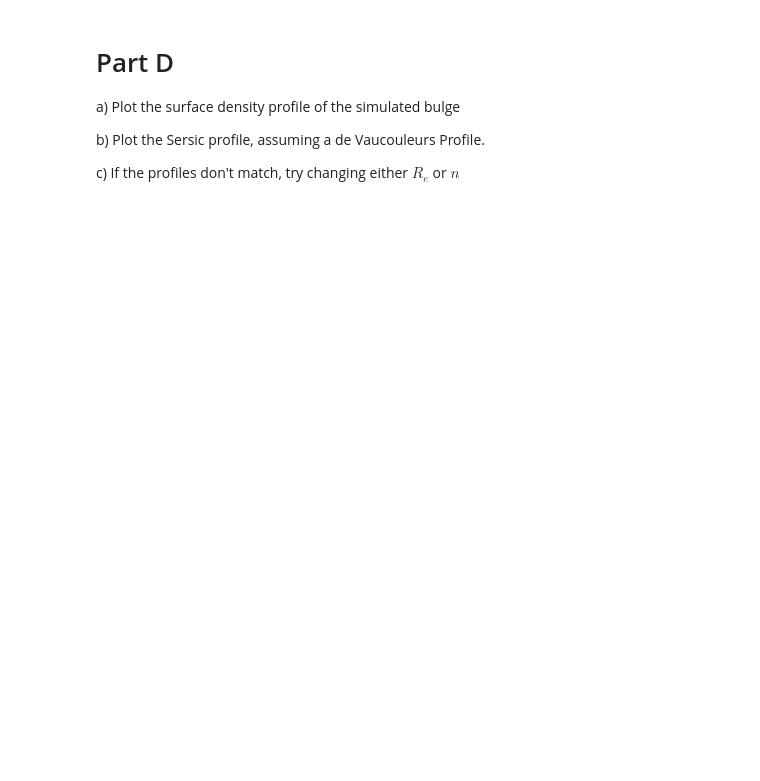
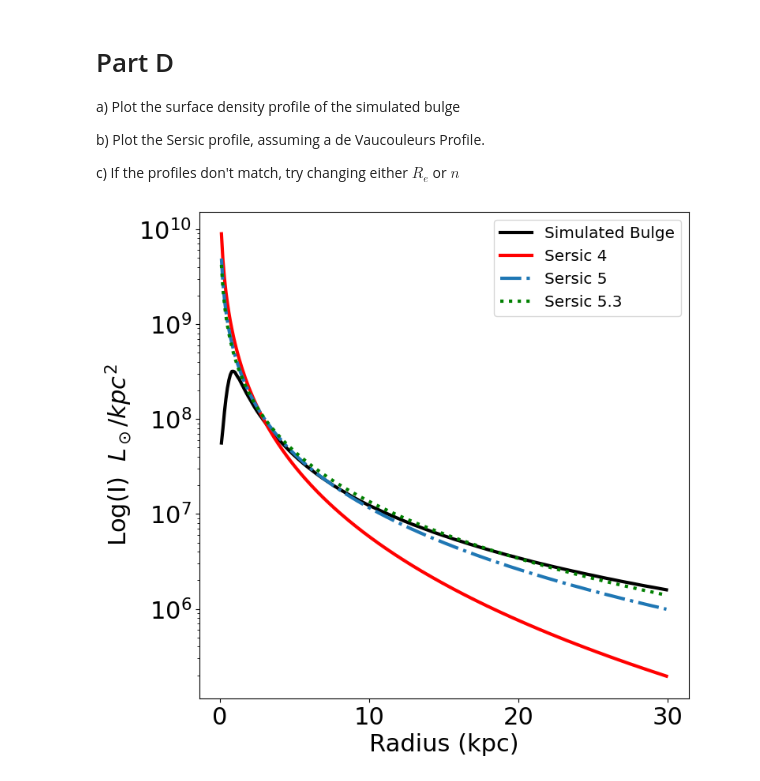
Before and after one commit to travismatlock/400B_2023_Matlock, a Jupyter notebook: Labs/Lab6/Lab6.ipynb, the cells around one changed output. Drawn from its saved outputs; the diff is of its cells as text; code cells hidden in the pictures; blank space fills up the shorter version.

```diff
--- a/Labs/Lab6/Lab6.ipynb
+++ b/Labs/Lab6/Lab6.ipynb
@@ -43,10 +81,19 @@ a) Create an instance of the MassProfile Class for M31. Store it as a variable `
 # %% [markdown]
 b) Create an array of radii from 0.1 kpc to 30 kpc in increments of 0.1
+# %%
+r = np.arange(.1, 30, .1)
 # %% [markdown]
 c) Define a new array called `bulge_mass`, that uses the function `MassEnclosed` within MassProfile to compute the mass profile of the bulge.  Get rid of astropy units in `bulge_mass` by adding `.value`
+# %%
+bulge_mass = M31.massEnclosed(3,r).value
 # %% [markdown]
 d) Compute the surface mass density profile for the simulated bulge and store it as an array called `bulge_I`. Assuming M/L ~ 1 this is also the surface brightness profile in Lsun/kpc^2
+# %%
+bulge_I = bulge_mass/4/np.pi/r**2
+re_bulge = r[index][0]
 # %% [markdown]
 # Part C
 
 Compute $R_e$, the half mass radius, for the bulge
+# %%
+bulge_total = ComponentMass('M31_000.txt', 3) * 1e12
@@ -64,32 +118,40 @@ c) If the profiles don't match, try changing either $R_e$ or $n$
 ####################################
 
 
 fig = plt.figure(figsize=(8,8))
 ax = plt.subplot(111)
 
 
 # plot the bulge mass density as a proxy for surface brighntess
-
+plt.semilogy(r, bulge_I, color='black', linewidth=3,
+             label='Simulated Bulge')
 
 # YOU ADD HERE: Sersic fit to the surface brightness Sersic fit
 # Sersic
-
+plt.semilogy(r, sersicE(r, re_bulge, 4, bulge_total), color='r', linestyle='-',
+            linewidth=3, label= 'Sersic 4')
+plt.semilogy(r, sersicE(r, re_bulge, 5, bulge_total), linestyle='-.',
+            linewidth=3, label= 'Sersic 5')
+plt.semilogy(r, sersicE(r, re_bulge, 5.3, bulge_total), color='g', linestyle = ':',
+            linewidth=3, label= 'Sersic 5.3')
 
 
 #adjust tick label font size
 label_size = 22
 matplotlib.rcParams['xtick.labelsize'] = label_size
 matplotlib.rcParams['ytick.labelsize'] = label_size
 
 
 # Add axis labels
 plt.xlabel('Radius (kpc)', fontsize=22)
 plt.ylabel('Log(I)  $L_\odot/kpc^2$', fontsize=22)
 
 
 
 # add a legend with some customizations.
 legend = ax.legend(loc='upper right',fontsize='x-large')
 
 
 plt.savefig('Lab6.png')
+# %% [output]
+[figure, added]
```
Also changed, not shown: parts of 4 cells of this notebook.
